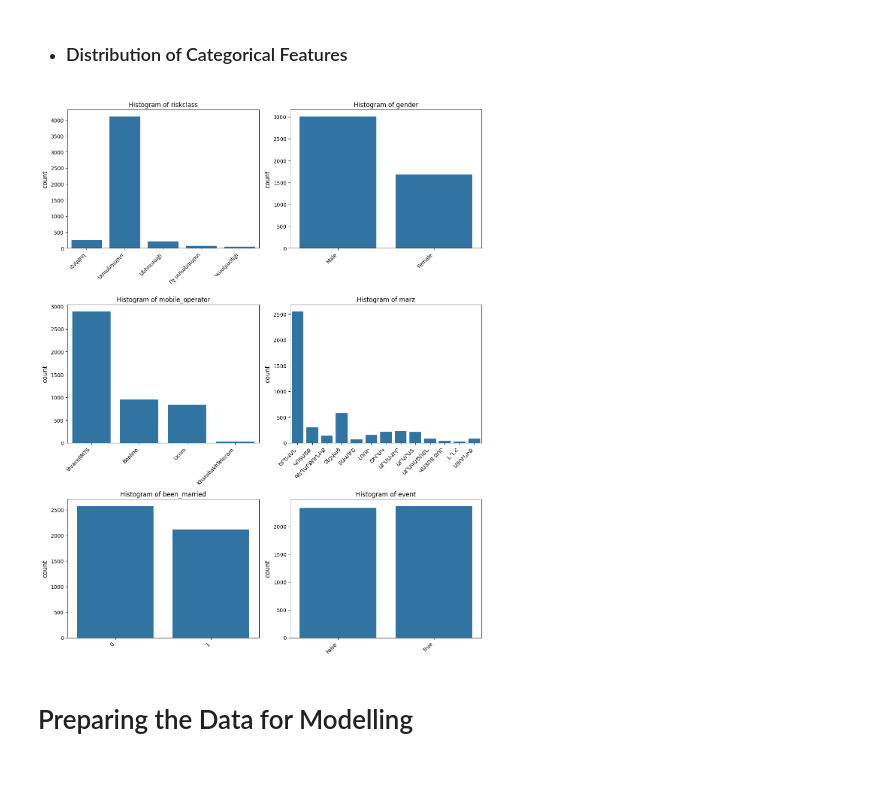
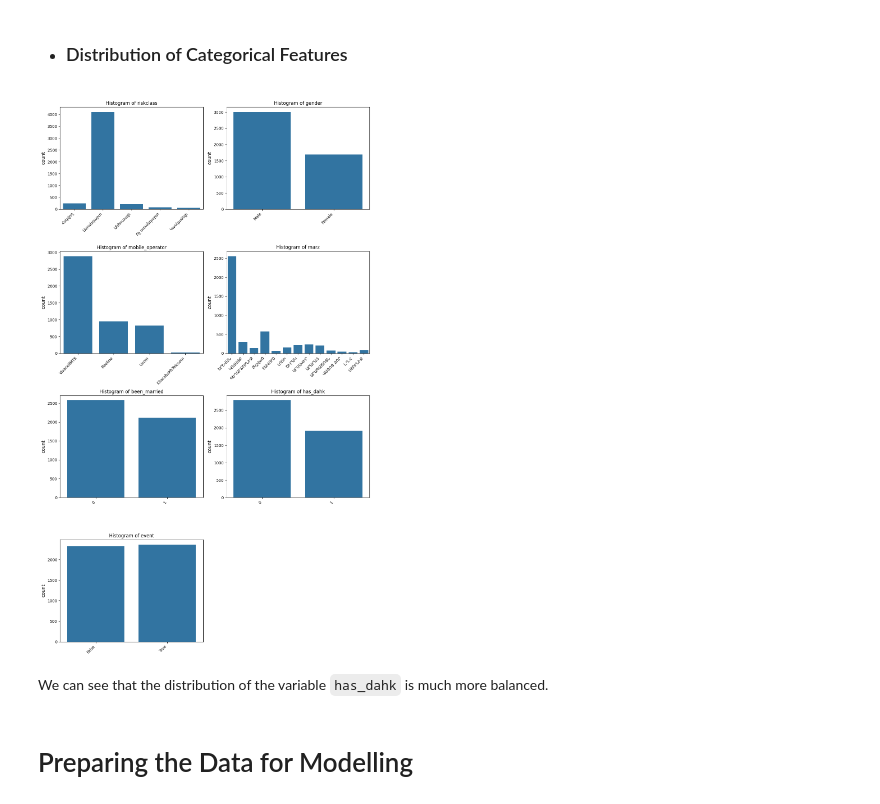
Before and after one commit to anmanasyan/DS299-Capstone, a Jupyter notebook: survival_pipeline/model/survival_analysis.ipynb, the cells around one changed output. Cells and saved outputs as stored; diff of their text form; code cells hidden in the pictures; blank space fills up the shorter version.

```diff
--- a/survival_pipeline/model/survival_analysis.ipynb
+++ b/survival_pipeline/model/survival_analysis.ipynb
@@ -124,29 +145,34 @@ plt.show()
+# %%
+data['has_dahk'] = data['n_dahk'].apply(lambda x: 0 if x == 0 else 1)
 # %% [markdown]
 * ### Distribution of Categorical Features
 # %%
 # Define categorical features
-categorical_features = ["riskclass", "gender", "mobile_operator", "marz", 'been_married', 'event']
+categorical_features = ["riskclass", "gender", "mobile_operator", "marz", 'been_married',\
+                        'has_dahk','event']
 
 # Determine the layout of subplots dynamically based on the number of categorical features
 num_features = len(categorical_features)
 num_cols = min(2, num_features)
 num_rows = (num_features - 1) // num_cols + 1
 
 # Plot bar charts for each categorical feature
 plt.figure(figsize=(6 * num_cols, 5 * num_rows))
 for i, feature in enumerate(categorical_features, 1):
     plt.subplot(num_rows, num_cols, i)
     sns.countplot(data, x=feature)
     plt.title(f"Histogram of {feature}")
     plt.xticks(rotation=45, ha='right')
     plt.xlabel("")
     plt.ylabel('count', fontsize = 12)
 
 
 plt.tight_layout()
 plt.show()
 # %% [output]
-[figure, old version]
+[figure, new version]
+# %% [markdown]
+We can see that the distribution of the variable `has_dahk` is much more balanced.
 # %% [markdown]
 # Preparing the Data for Modelling
 # %%
```
Also changed, not shown: parts of 18 cells of this notebook, 2 other files.
